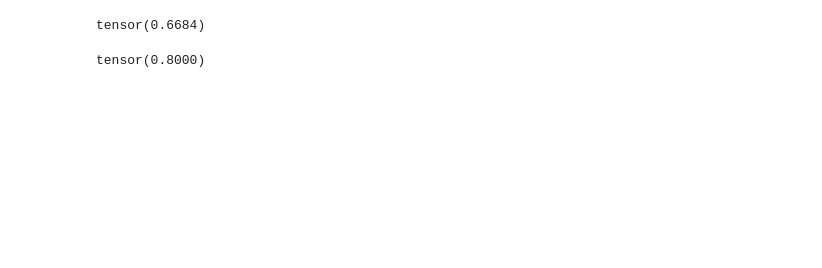
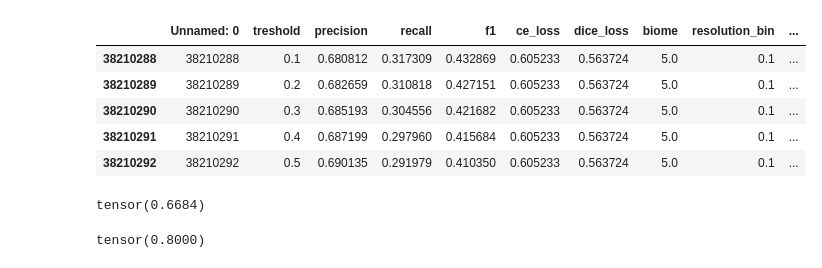
Before and after one commit to jmoeh/standing-deadwood, a Jupyter notebook: notebooks/100_experimentation.ipynb, the cells around one changed output. Saved outputs shown, nothing was run; the diff lists cells and outputs as text; code cells hidden in the pictures; blank space fills up the shorter version.

```diff
--- a/notebooks/100_experimentation.ipynb
+++ b/notebooks/100_experimentation.ipynb
@@ -17,3 +47,12 @@ import torch.nn as nn
+# %%
+df_grouped.head()
+# %% [output]
+|  | Unnamed: 0 | treshold | precision | recall | f1 | ce_loss | dice_loss | biome | resolution_bin | ... |
+| 38210288 | 38210288 | 0.1 | 0.680812 | 0.317309 | 0.432869 | 0.605233 | 0.563724 | 5.0 | 0.1 | ... |
+| 38210289 | 38210289 | 0.2 | 0.682659 | 0.310818 | 0.427151 | 0.605233 | 0.563724 | 5.0 | 0.1 | ... |
+| 38210290 | 38210290 | 0.3 | 0.685193 | 0.304556 | 0.421682 | 0.605233 | 0.563724 | 5.0 | 0.1 | ... |
+| 38210291 | 38210291 | 0.4 | 0.687199 | 0.297960 | 0.415684 | 0.605233 | 0.563724 | 5.0 | 0.1 | ... |
+| 38210292 | 38210292 | 0.5 | 0.690135 | 0.291979 | 0.410350 | 0.605233 | 0.563724 | 5.0 | 0.1 | ... |
 # %%
 # loss function (binary cross entropy)
 criterion = nn.BCEWithLogitsLoss()
```
Also changed, not shown: parts of 11 cells of this notebook, 16 other files.
